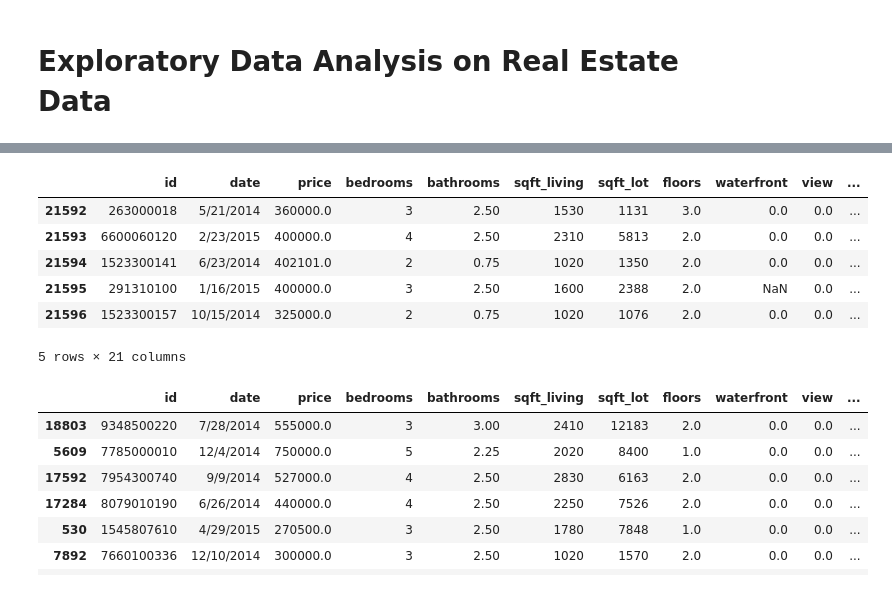
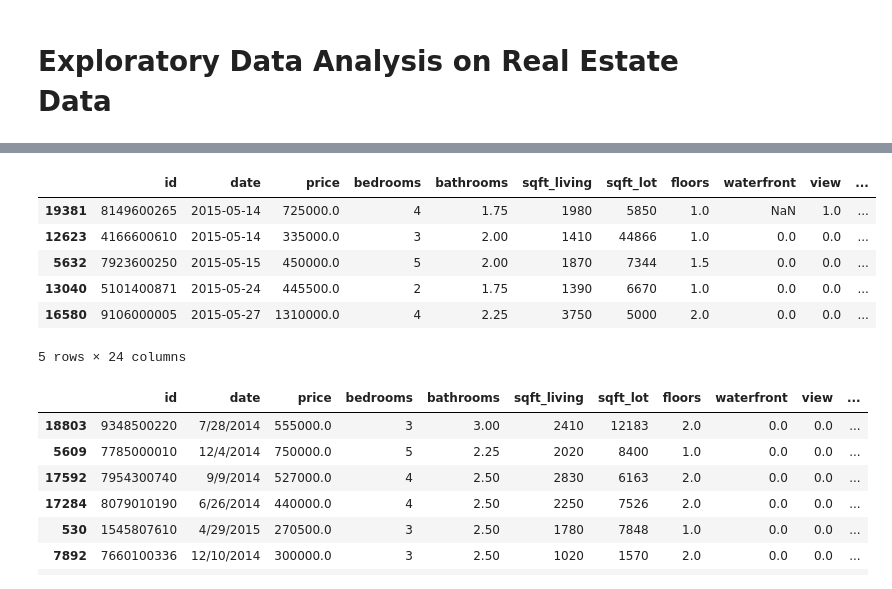
Before and after one commit to dave-py/eda_real-estate, a Jupyter notebook: EDA_real_estate.ipynb, the cells around one changed output, grey strips where cells are left out. Cells and saved outputs as stored; diff of their text form; code cells hidden in the pictures.

```diff
--- a/EDA_real_estate.ipynb
+++ b/EDA_real_estate.ipynb
@@ -63,13 +145,13 @@ X.head()
 # %%
-X.tail()
+X.sort_values("date").tail()
 # %% [output]
 |  | id | date | price | bedrooms | bathrooms | sqft_living | sqft_lot | floors | waterfront | view | ... |
-| 21592 | 263000018 | 5/21/2014 | 360000.0 | 3 | 2.50 | 1530 | 1131 | 3.0 | 0.0 | 0.0 | ... |
-| 21593 | 6600060120 | 2/23/2015 | 400000.0 | 4 | 2.50 | 2310 | 5813 | 2.0 | 0.0 | 0.0 | ... |
-| 21594 | 1523300141 | 6/23/2014 | 402101.0 | 2 | 0.75 | 1020 | 1350 | 2.0 | 0.0 | 0.0 | ... |
-| 21595 | 291310100 | 1/16/2015 | 400000.0 | 3 | 2.50 | 1600 | 2388 | 2.0 | NaN | 0.0 | ... |
-| 21596 | 1523300157 | 10/15/2014 | 325000.0 | 2 | 0.75 | 1020 | 1076 | 2.0 | 0.0 | 0.0 | ... |
+| 19381 | 8149600265 | 2015-05-14 | 725000.0 | 4 | 1.75 | 1980 | 5850 | 1.0 | NaN | 1.0 | ... |
+| 12623 | 4166600610 | 2015-05-14 | 335000.0 | 3 | 2.00 | 1410 | 44866 | 1.0 | 0.0 | 0.0 | ... |
+| 5632 | 7923600250 | 2015-05-15 | 450000.0 | 5 | 2.00 | 1870 | 7344 | 1.5 | 0.0 | 0.0 | ... |
+| 13040 | 5101400871 | 2015-05-24 | 445500.0 | 2 | 1.75 | 1390 | 6670 | 1.0 | 0.0 | 0.0 | ... |
+| 16580 | 9106000005 | 2015-05-27 | 1310000.0 | 4 | 2.25 | 3750 | 5000 | 2.0 | 0.0 | 0.0 | ... |
-5 rows × 21 columns
+5 rows × 24 columns
 # %%
 X.sample(10)
 # %% [output]
```
Also changed, not shown: parts of 50 cells of this notebook, 3 other files.
